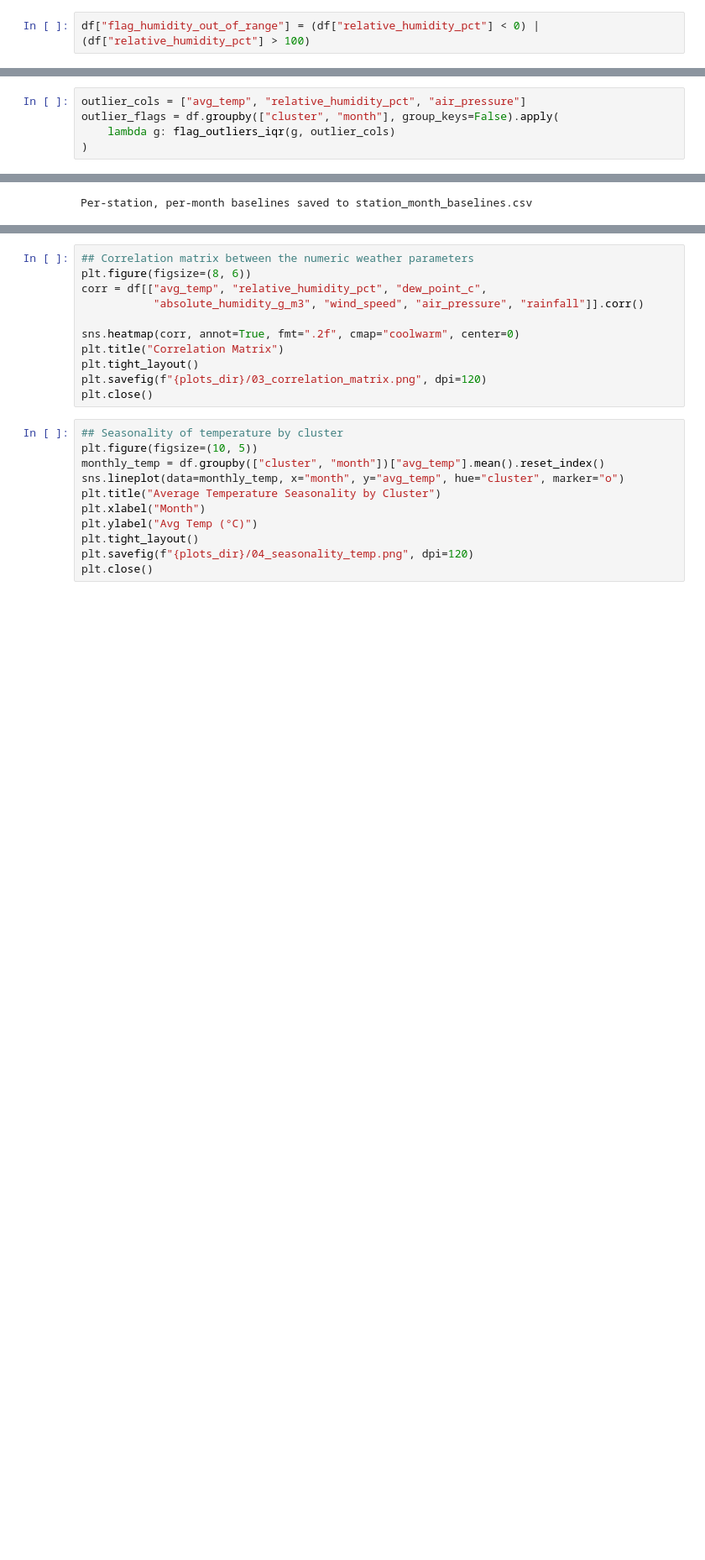
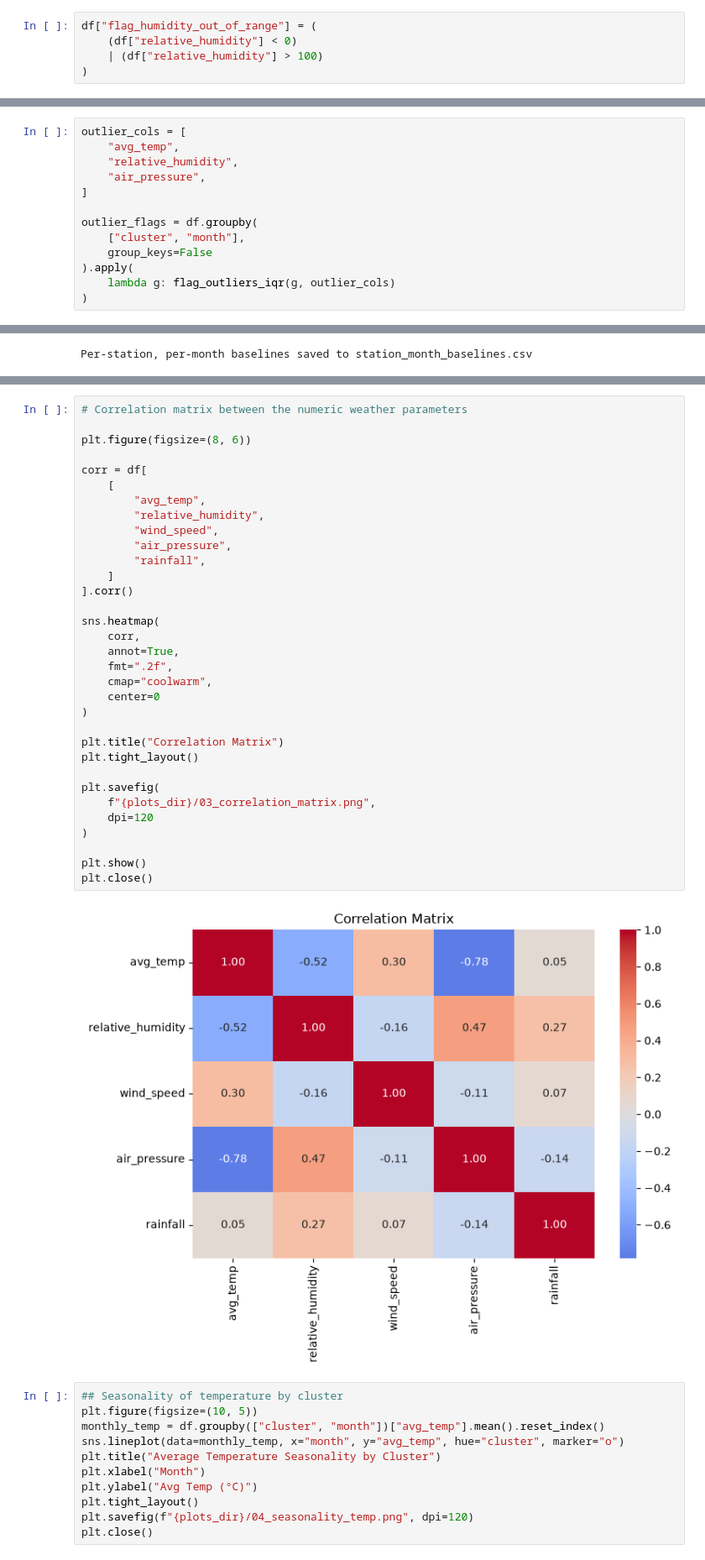
Before and after one commit to Sanchal-01/Skyguard_AI, a Jupyter notebook: 01_ml/02_notebooks/02_eda.ipynb, the cells around one changed output, grey strips where cells are left out. Shown at 84% size. Saved outputs shown, nothing was run; the diff lists cells and outputs as text; blank space fills up the shorter version.

```diff
--- a/01_ml/02_notebooks/02_eda.ipynb
+++ b/01_ml/02_notebooks/02_eda.ipynb
@@ -204,5 +212,8 @@ df["flag_humidity_mismatch"] = (df["humidity"] - df["relative_humidity_pct"]).ab
-# %%
-df["flag_humidity_out_of_range"] = (df["relative_humidity_pct"] < 0) | (df["relative_humidity_pct"] > 100)
+# %%
+df["flag_humidity_out_of_range"] = (
+    (df["relative_humidity"] < 0)
+    | (df["relative_humidity"] > 100)
+)
 # %%
 df["flag_negative_rainfall"] = df["rainfall"] < 0
 # %%
@@ -238,8 +263,16 @@ def flag_outliers_iqr(group, cols):
         flags[f"outlier_{col}"] = (group[col] < lower_bound) | (group[col] > upper_bound)
     return flags
 # %%
-outlier_cols = ["avg_temp", "relative_humidity_pct", "air_pressure"]
-outlier_flags = df.groupby(["cluster", "month"], group_keys=False).apply(
+outlier_cols = [
+    "avg_temp",
+    "relative_humidity",
+    "air_pressure",
+]
+
+outlier_flags = df.groupby(
+    ["cluster", "month"],
+    group_keys=False
+).apply(
     lambda g: flag_outliers_iqr(g, outlier_cols)
 )
 # %%
@@ -277,16 +310,40 @@ plt.tight_layout()
 plt.savefig(f"{plots_dir}/02_distributions.png", dpi=120)
 plt.close()
 # %%
-## Correlation matrix between the numeric weather parameters
+# Correlation matrix between the numeric weather parameters
+
 plt.figure(figsize=(8, 6))
-corr = df[["avg_temp", "relative_humidity_pct", "dew_point_c",
-           "absolute_humidity_g_m3", "wind_speed", "air_pressure", "rainfall"]].corr()
 
-sns.heatmap(corr, annot=True, fmt=".2f", cmap="coolwarm", center=0)
+corr = df[
+    [
+        "avg_temp",
+        "relative_humidity",
+        "wind_speed",
+        "air_pressure",
+        "rainfall",
+    ]
+].corr()
+
+sns.heatmap(
+    corr,
+    annot=True,
+    fmt=".2f",
+    cmap="coolwarm",
+    center=0
+)
+
 plt.title("Correlation Matrix")
 plt.tight_layout()
-plt.savefig(f"{plots_dir}/03_correlation_matrix.png", dpi=120)
+
+plt.savefig(
+    f"{plots_dir}/03_correlation_matrix.png",
+    dpi=120
+)
+
+plt.show()
 plt.close()
+# %% [output]
+[figure, added]
 # %%
 ## Seasonality of temperature by cluster
 plt.figure(figsize=(10, 5))
```
Also changed, not shown: parts of 16 cells of this notebook, 4 other files.
